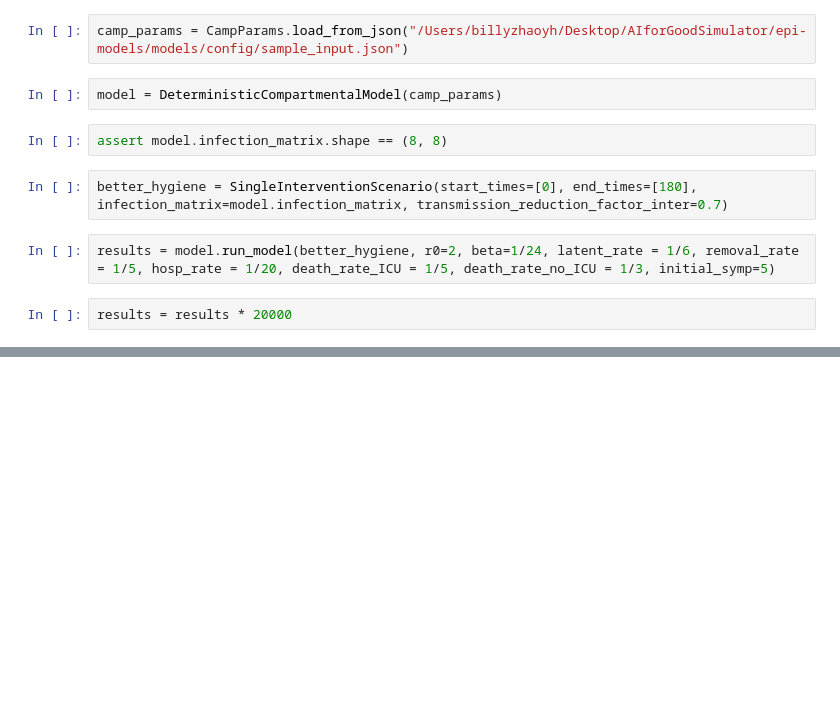
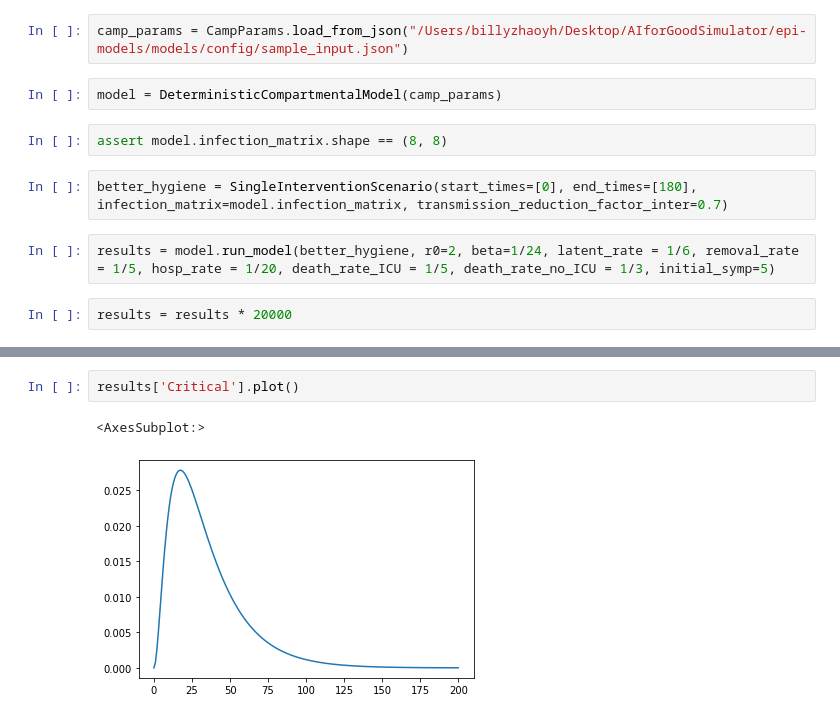
Before and after one commit to abbaasalif/epi-models, a Jupyter notebook: compartmental_model_demo.ipynb, the cells around one changed output, grey strips where cells are left out. Cells and saved outputs as stored; diff of their text form; blank space fills up the shorter version.

```diff
--- a/compartmental_model_demo.ipynb
+++ b/compartmental_model_demo.ipynb
@@ -36,0 +20,5 @@ No ICU Care:0.0
+# %%
+results['Critical'].plot()
+# %% [output]
+<AxesSubplot:>
+[figure, added]
```
Also changed, not shown: parts of 10 cells of this notebook, 2 other files.
